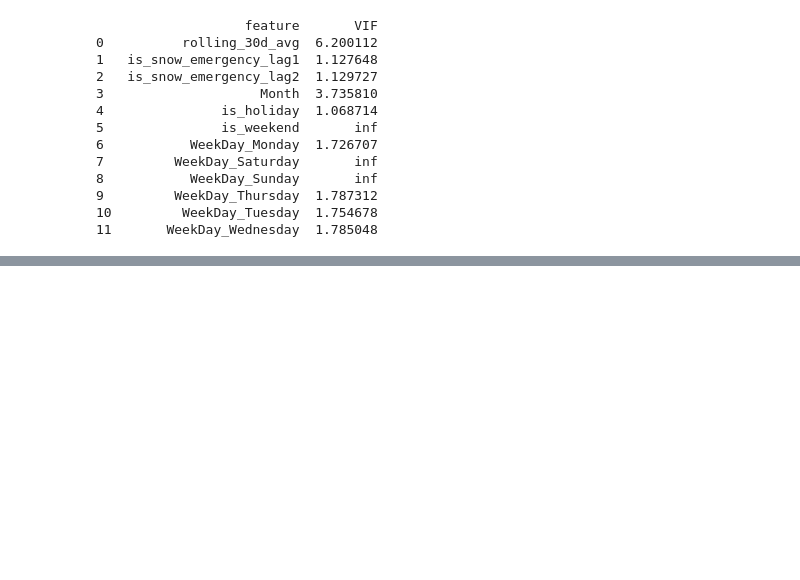
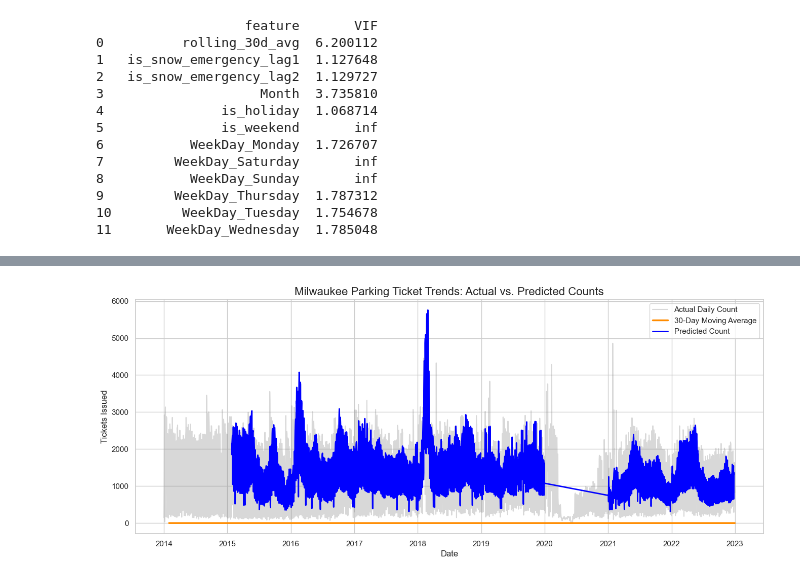
Before and after one commit to johneckberg/Milwaukee-Ticket-Data-Analysis, a Jupyter notebook: parking_final_project.ipynb, the cells around one changed output, grey strips where cells are left out. Saved outputs shown, nothing was run; the diff lists cells and outputs as text; code cells hidden in the pictures; blank space fills up the shorter version.

```diff
--- a/parking_final_project.ipynb
+++ b/parking_final_project.ipynb
@@ -694,3 +694,16 @@ print(vif_df)
 9         WeekDay_Thursday  1.787312
 10         WeekDay_Tuesday  1.754678
 11       WeekDay_Wednesday  1.785048
+# %%
+# convert month and week features into cosine and sine transformations to capture cyclical nature
+# month_sin, month_cos, weekday_sin, weekday_cos
+daily_summary_df['month_sin'] = np.sin(2 * np.pi * daily_summary_df['Month'] / 12)
+daily_summary_df['month_cos'] = np.cos(2 * np.pi * daily_summary_df['Month'] / 12)
+daily_summary_df['weekday_sin'] = np.sin(2 * np.pi * daily_summary_df['Day'] / 7)
+daily_summary_df['weekday_cos'] = np.cos(2 * np.pi * daily_summary_df['Day'] / 7)
+
+# normalize the numerical features (min-max scaling)
+from sklearn.preprocessing import MinMaxScaler
+scaler = MinMaxScaler()
+numerical_features = ['rolling_30d_avg', 'month_sin', 'month_cos', 'weekday_sin', 'weekday_cos']
+daily_summary_df[numerical_features] = scaler.fit_transform(daily_summary_df[numerical_features])
@@ -696,0 +830,24 @@ print(vif_df)
+# %%
+# overlay the logged prediction counts with the actual daily ticket values
+# this didnt work very well
+import matplotlib.pyplot as plt
+import seaborn as sns
+import numpy as np
+
+# ensure dataframe is sorted by date
+daily_summary_df = daily_summary_df.sort_values('join_date').reset_index(drop=True)
+
+
+# plot actual daily counts and overlay predicted counts (assume predicted_tickets column exists)
+plt.figure(figsize=(16, 6))
+sns.lineplot(data=daily_summary_df, x='join_date', y='total_tickets', color='gray', alpha=0.3, label='Actual Daily Count')
+sns.lineplot(data=daily_summary_df, x='join_date', y='rolling_30d_avg', color='darkorange', linewidth=2.5, label='30-Day Moving Average')
+sns.lineplot(data=daily_summary_df, x='join_date', y='predicted_tickets', color='blue', linewidth=2, label='Predicted Count')
+
+plt.title("Milwaukee Parking Ticket Trends: Actual vs. Predicted Counts", fontsize=16)
+plt.xlabel("Date")
+plt.ylabel("Tickets Issued")
+plt.legend()
+plt.show()
+# %% [output]
+[figure, added]
```
Also changed, not shown: parts of 9 cells of this notebook, 2 other files.
